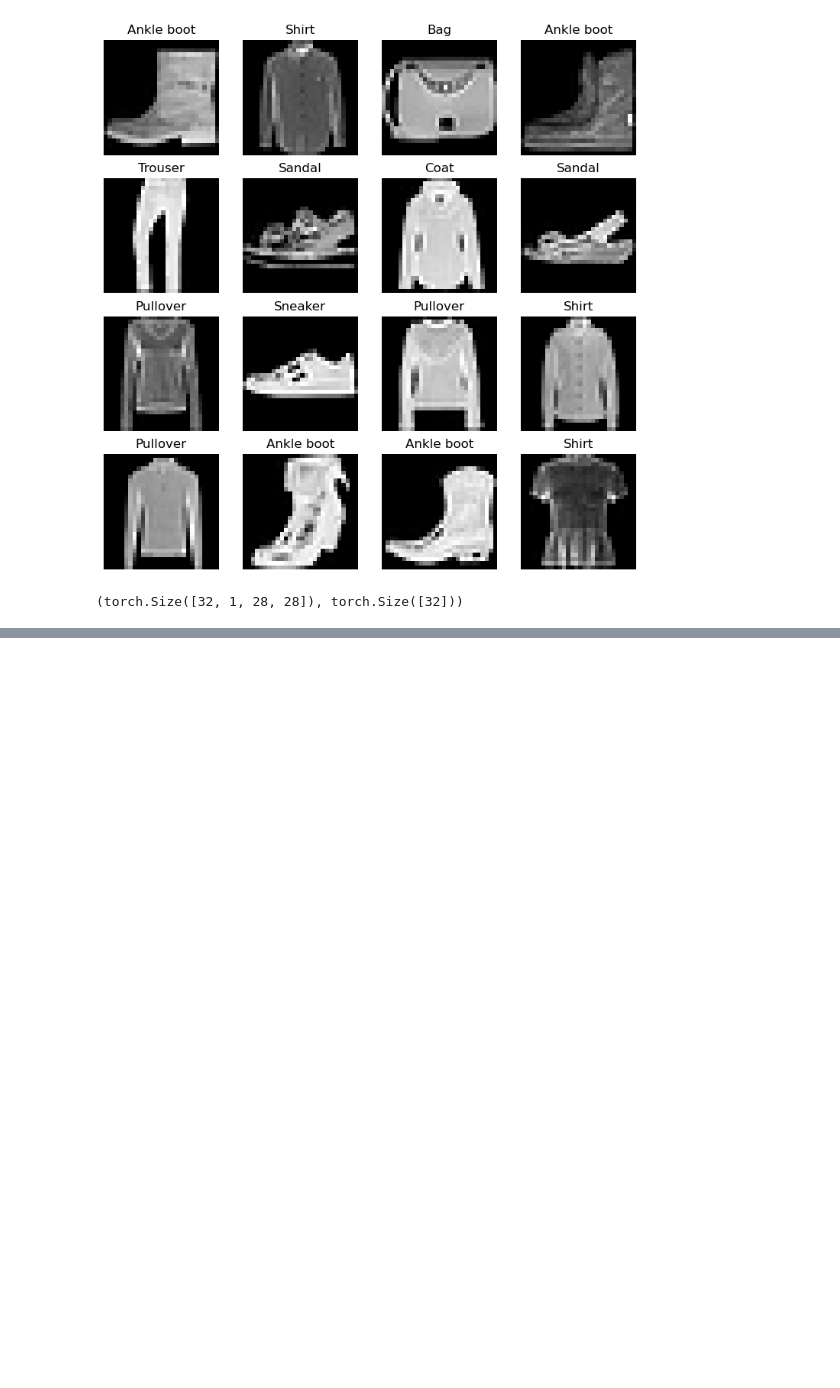
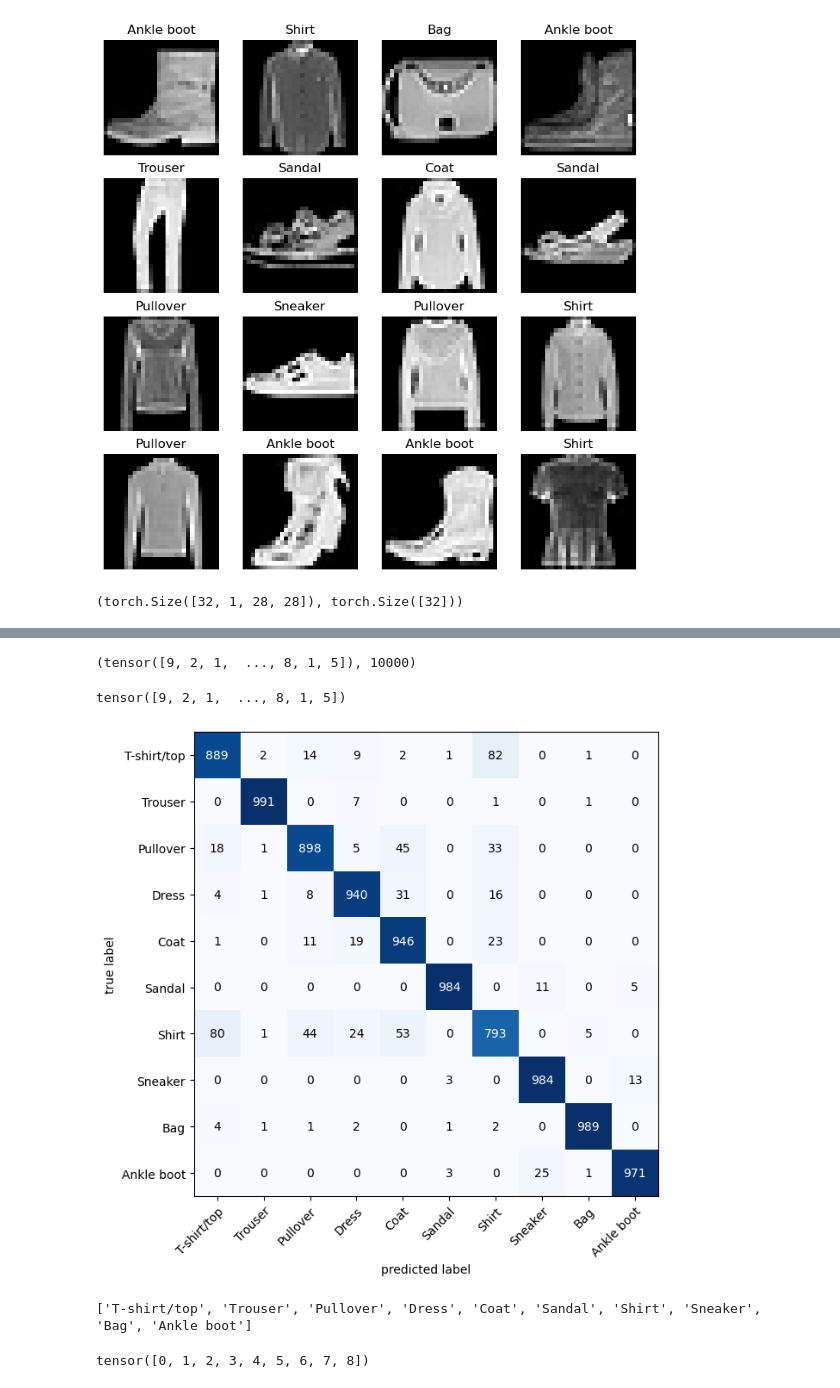
Before and after one commit to DanielSHuq/self-pytorch-deep-learning, a Jupyter notebook: 03_convulutioal_neural_networks.ipynb, the cells around one changed output, grey strips where cells are left out. Saved outputs shown, nothing was run; the diff lists cells and outputs as text; code cells hidden in the pictures; blank space fills up the shorter version.

```diff
--- a/03_convulutioal_neural_networks.ipynb
+++ b/03_convulutioal_neural_networks.ipynb
@@ -79,0 +126,5 @@ plt.axis('off')
+# %%
+from helper_functions import accuracy_fn
+
+loss_fn = nn.CrossEntropyLoss()
+optimizer = optim.SGD(model_0.parameters(), lr=0.1)
@@ -79,0 +246,4 @@ plt.axis('off')
+# %%
+torch.manual_seed(42)
+device = "mps" if torch.backends.mps.is_available() else "cpu"
+model = Model(input_shape=1,hidden_units=32,output_shape=len(class_names)).to(device)
@@ -79,0 +316,35 @@ plt.axis('off')
+# %%
+from tqdm.auto import tqdm
+
+y_preds = []
+model.eval()
+with torch.inference_mode():
+    for X,y in tqdm(test_dataloader, desc="Making predictions"):
+        X, y = X.to(device), y.to(device)
+        y_logits = model(X)
+        y_pred = y_logits.argmax(dim=1)
+        y_preds.append(y_pred.cpu())
+y_preds = torch.cat(y_preds)
+y_preds, len(y_preds)
+# %% [output]
+(tensor([9, 2, 1,  ..., 8, 1, 5]), 10000)
+# %%
+test_dataset.targets
+# %% [output]
+tensor([9, 2, 1,  ..., 8, 1, 5])
+# %%
+
+from torchmetrics import ConfusionMatrix
+from mlxtend.plotting import plot_confusion_matrix
+class_names = test_dataset.classes
+confmat = ConfusionMatrix(task="multiclass", num_classes=len(class_names))
+confmat_tensor = confmat(preds=y_preds, target=test_dataset.targets)
+# %%
+confmat_tensor
+fig, ax = plot_confusion_matrix(conf_mat=confmat_tensor.numpy(), figsize=(10,7), class_names=class_names)
+# %% [output]
+[figure, added]
+# %%
+print(test_dataset.classes)
+# %% [output]
+['T-shirt/top', 'Trouser', 'Pullover', 'Dress', 'Coat', 'Sandal', 'Shirt', 'Sneaker', 'Bag', 'Ankle boot']
@@ -79,0 +370,4 @@ plt.axis('off')
+# %%
+altered_test_dataset_targets.unique()
+# %% [output]
+tensor([0, 1, 2, 3, 4, 5, 6, 7, 8])
```
Also changed, not shown: parts of 14 cells of this notebook, 2 other files.
